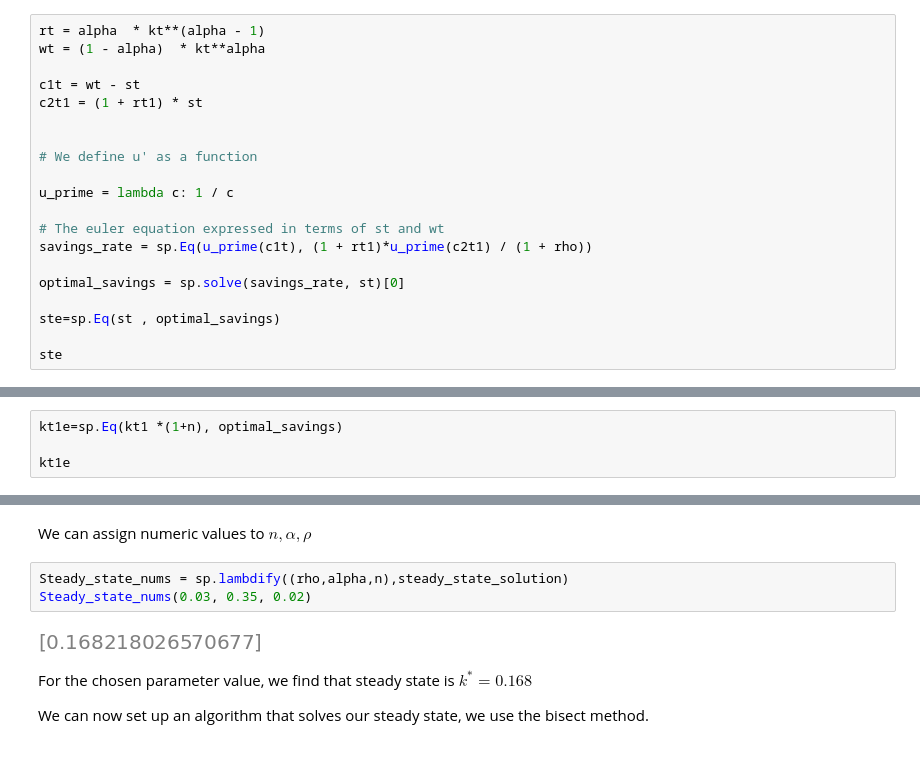
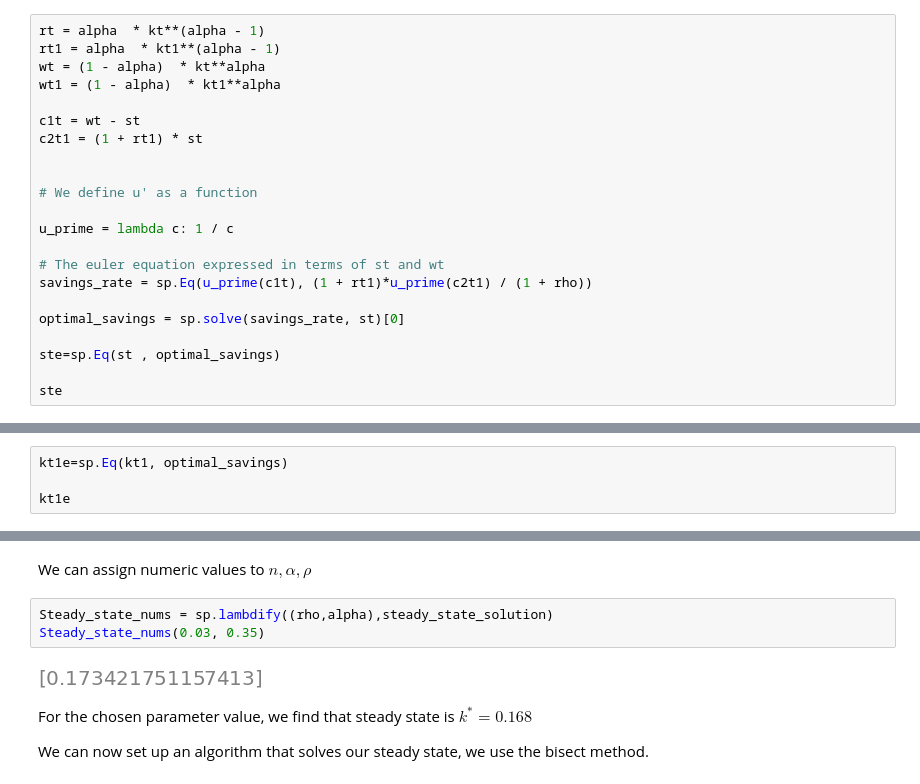
Before and after one commit to NumEconCopenhagen/projects-2024-daniel-og-lukas, a Jupyter notebook: modelproject/modelproject.ipynb, the cells around one changed output, grey strips where cells are left out. Drawn from its saved outputs; the diff is of its cells as text.

```diff
--- a/modelproject/modelproject.ipynb
+++ b/modelproject/modelproject.ipynb
@@ -134,7 +134,9 @@ euler_solution_eq
 We have now found the Euler equation for the OLG. If we combine the budget constraints with the euler we can find the optimal savings.
 # %%
 rt = alpha  * kt**(alpha - 1)
+rt1 = alpha  * kt1**(alpha - 1)
 wt = (1 - alpha)  * kt**alpha
+wt1 = (1 - alpha)  * kt1**alpha
 
 c1t = wt - st
 c2t1 = (1 + rt1) * st
@@ -159,7 +161,7 @@ So the optimal savings rate is:
 
 $$s_t=(1/(2+\rho))wt
 # %%
-kt1e=sp.Eq(kt1 *(1+n), optimal_savings)
+kt1e=sp.Eq(kt1, optimal_savings)
 
 kt1e
 # %% [output]
@@ -180,10 +182,10 @@ $$
 # %% [markdown]
 We can assign numeric values to $ n, \alpha, \rho $
 # %%
-Steady_state_nums = sp.lambdify((rho,alpha,n),steady_state_solution)
-Steady_state_nums(0.03, 0.35, 0.02)
+Steady_state_nums = sp.lambdify((rho,alpha),steady_state_solution)
+Steady_state_nums(0.03, 0.35)
 # %% [output]
-[figure, old version]
+[figure, new version]
 # %% [markdown]
 For the chosen parameter value, we find that steady state is $k^*=0.168$
 
```
Also changed, not shown: parts of 10 cells of this notebook, 1 other file.
